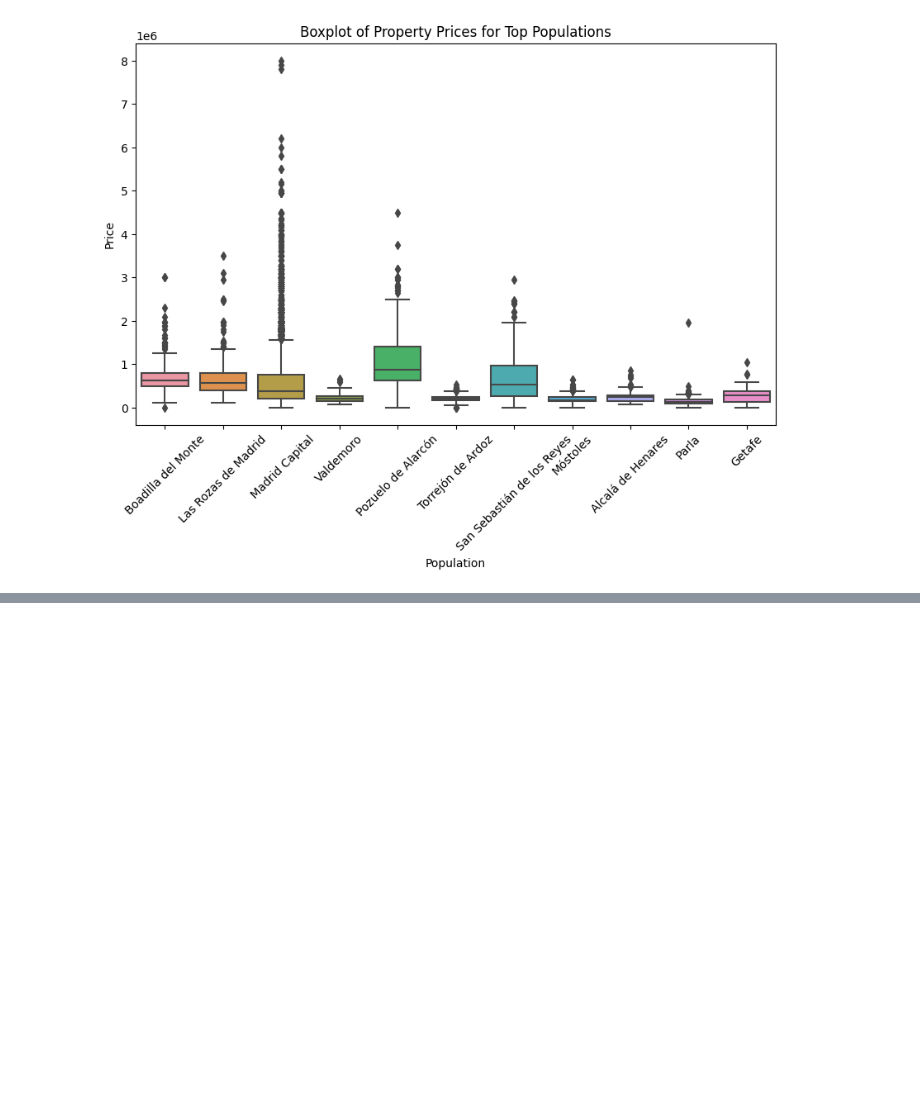
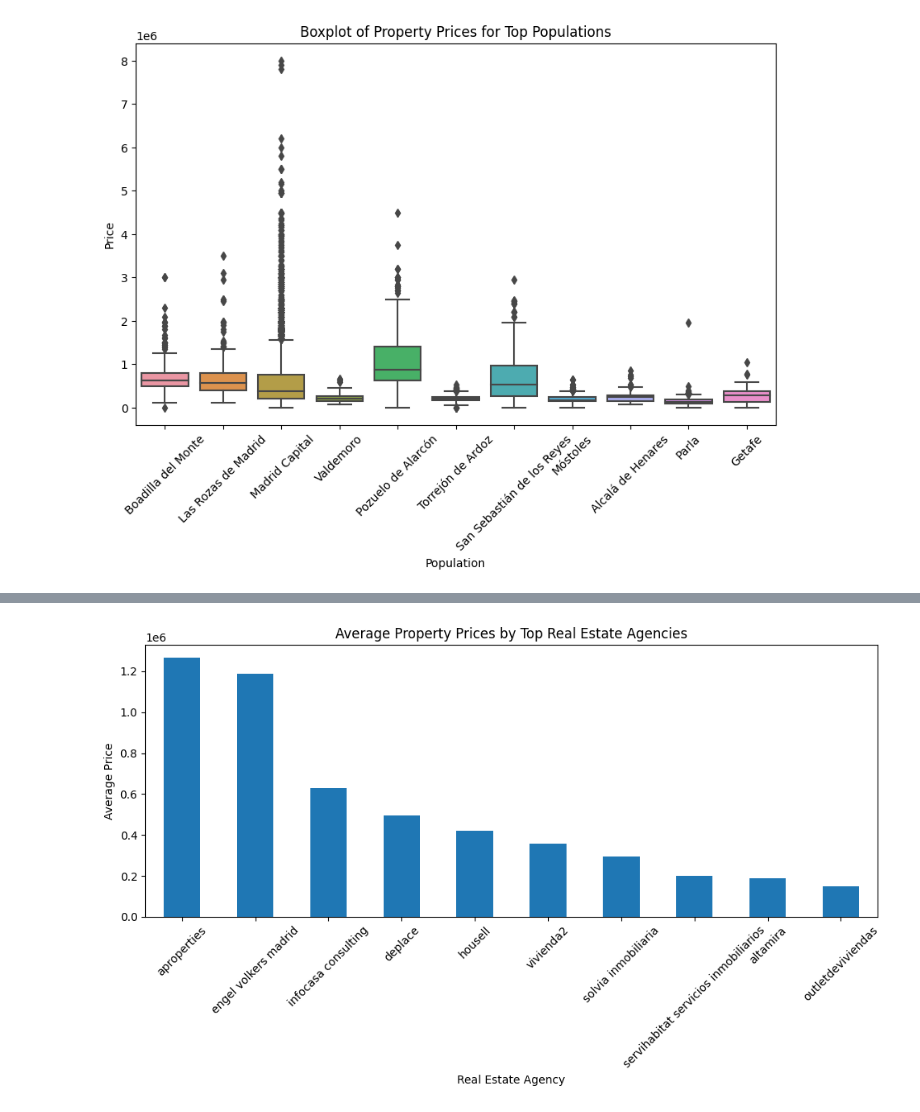
Before and after one commit to rbaset5/realestate-datacleanup-exercise, a Jupyter notebook: notebooks/Project.ipynb, the cells around one changed output, grey strips where cells are left out. Saved outputs shown, nothing was run; the diff lists cells and outputs as text; code cells hidden in the pictures; blank space fills up the shorter version.

```diff
--- a/notebooks/Project.ipynb
+++ b/notebooks/Project.ipynb
@@ -893,0 +960,18 @@ plt.show()
+# %%
+# Filtering the dataset for the top agencies
+top_agency_data = ds[ds['realEstate_name'].isin(top_agencies)]
+
+# Calculating average prices for each top real estate agency
+top_agency_avg_prices = top_agency_data.groupby('realEstate_name')['price'].mean().sort_values(ascending=False)
+
+# Creating bar plot for average prices of top agencies
+plt.figure(figsize=(10, 6))
+top_agency_avg_prices.plot(kind='bar')
+plt.title('Average Property Prices by Top Real Estate Agencies')
+plt.xlabel('Real Estate Agency')
+plt.ylabel('Average Price')
+plt.xticks(rotation=45)
+plt.tight_layout()
+plt.show()
+# %% [output]
+[figure, added]
```
Also changed, not shown: parts of 29 cells of this notebook.
